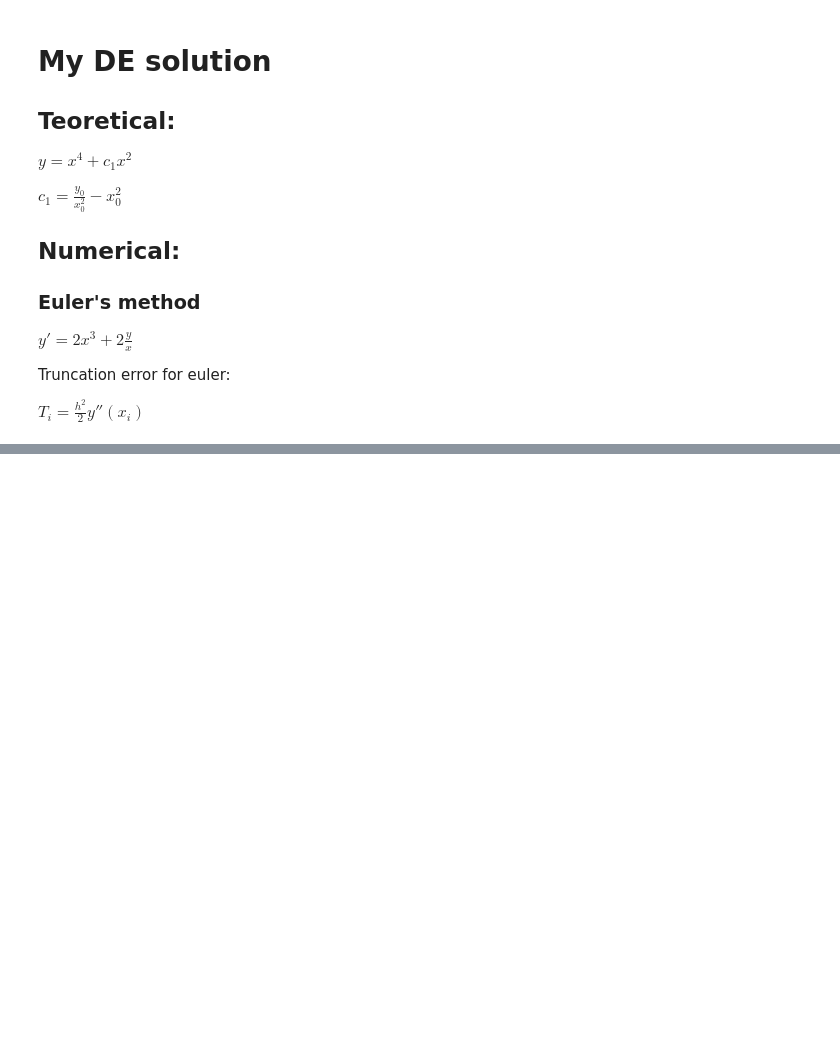
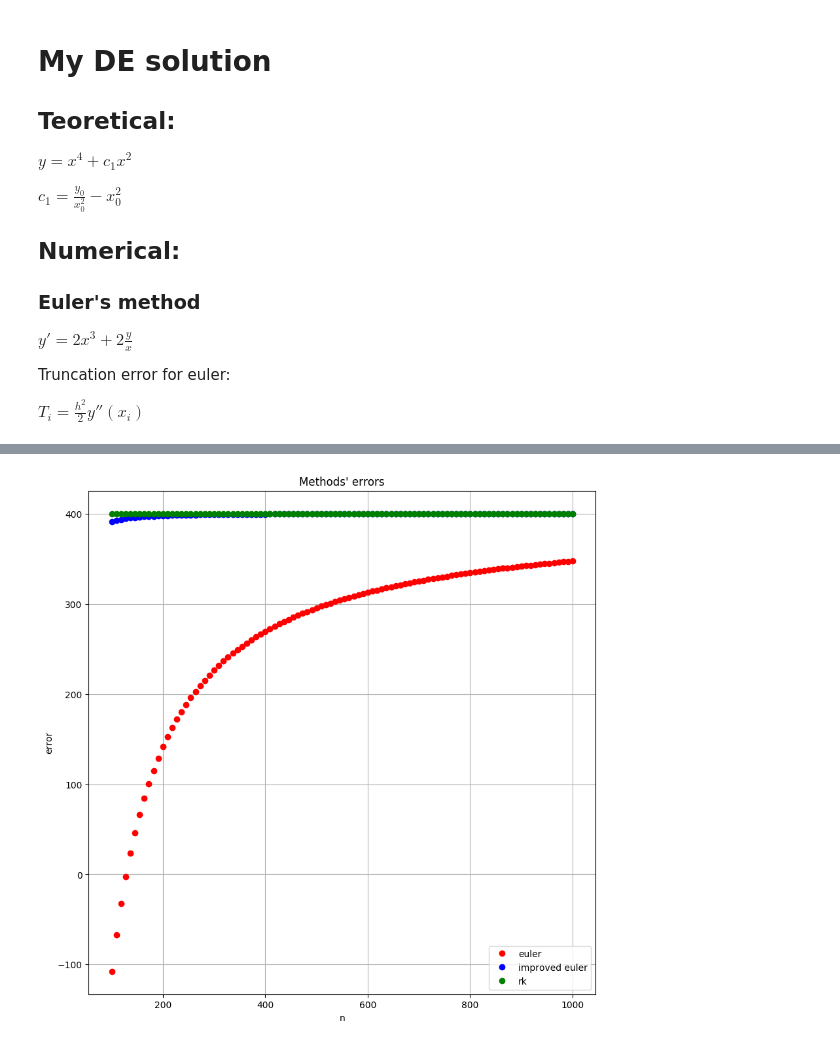
Before and after one commit to MefAldemisov/DE_assignment, a Jupyter notebook: Tests.ipynb, the cells around one changed output, grey strips where cells are left out. Cells and saved outputs as stored; diff of their text form; code cells hidden in the pictures; blank space fills up the shorter version.

```diff
--- a/Tests.ipynb
+++ b/Tests.ipynb
@@ -125,0 +233,4 @@ f2 = computer.plot_results(ivp)
+# %%
+f = computer.plot_global_errors_analysis(ivp)
+# %% [output]
+[figure, added]
```
Also changed, not shown: parts of 4 cells of this notebook, 4 other files.
